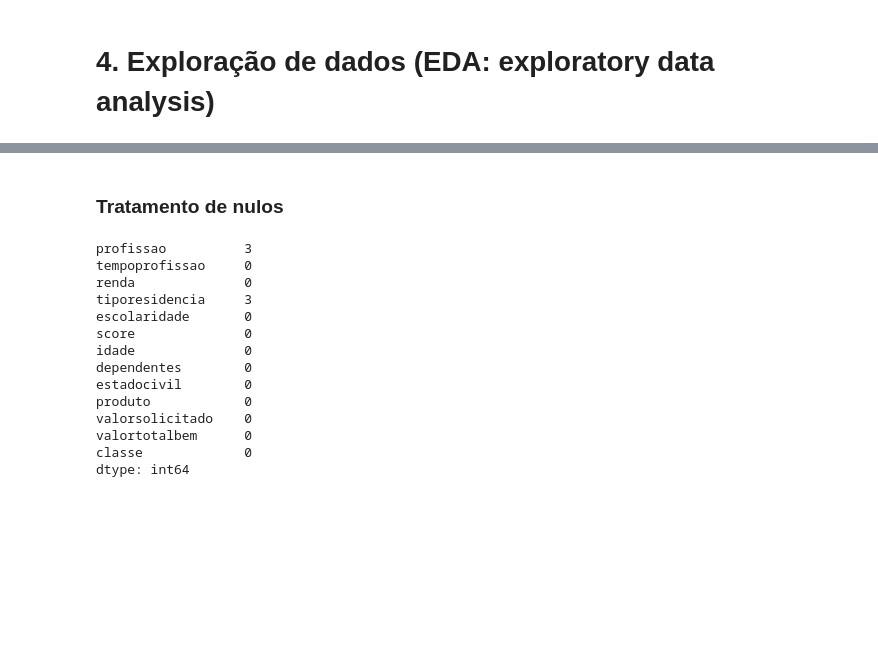
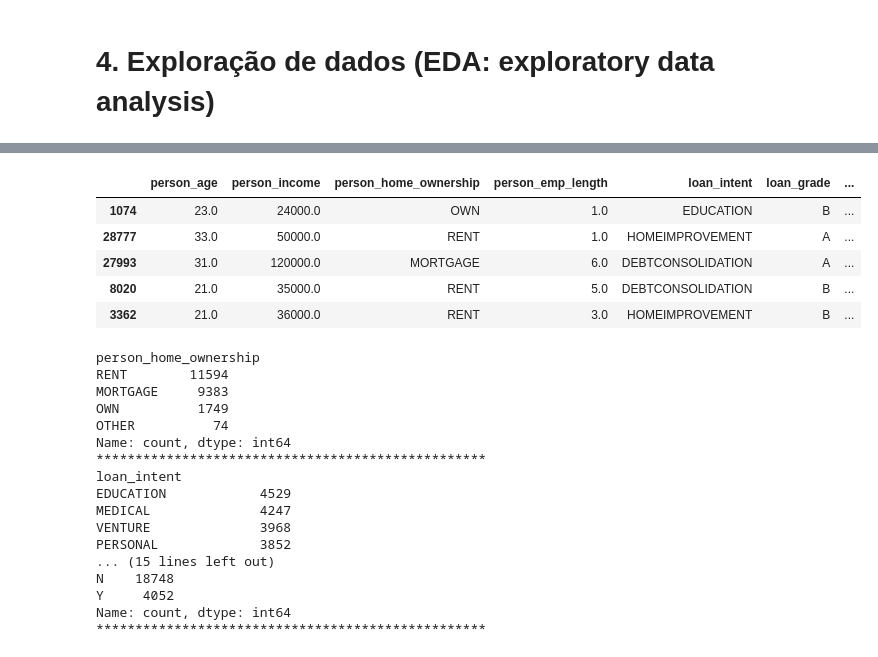
Before and after one commit to vvinicios/Machine-Learning-Consessao-de-Credito, a Jupyter notebook: 1-EDA.ipynb, the cells around one changed output, grey strips where cells are left out. Drawn from its saved outputs; the diff is of its cells as text; code cells hidden in the pictures; blank space fills up the shorter version.

```diff
--- a/1-EDA.ipynb
+++ b/1-EDA.ipynb
@@ -426,20 +323,0 @@ Name: dependentes, dtype: float64
-# %% [markdown]
-### Tratamento de nulos
-# %%
-nulos_por_coluna = df.isnull().sum()
-print(nulos_por_coluna)
-# %% [output]
-profissao          3
-tempoprofissao     0
-renda              0
-tiporesidencia     3
-escolaridade       0
-score              0
-idade              0
-dependentes        0
-estadocivil        0
-produto            0
-valorsolicitado    0
-valortotalbem      0
-classe             0
-dtype: int64
@@ -448,0 +324,33 @@ df['attrition_flag'] = df['attrition_flag'].map({'Attrited Customer': 1, 'Existi
+# %%
+# Juntar datasets de treino
+df_analise = pd.concat([X_train, y_train], axis=1)
+df_analise.head()
+# %% [output]
+|  | person_age | person_income | person_home_ownership | person_emp_length | loan_intent | loan_grade | ... |
+| 1074 | 23.0 | 24000.0 | OWN | 1.0 | EDUCATION | B | ... |
+| 28777 | 33.0 | 50000.0 | RENT | 1.0 | HOMEIMPROVEMENT | A | ... |
+| 27993 | 31.0 | 120000.0 | MORTGAGE | 6.0 | DEBTCONSOLIDATION | A | ... |
+| 8020 | 21.0 | 35000.0 | RENT | 5.0 | DEBTCONSOLIDATION | B | ... |
+| 3362 | 21.0 | 36000.0 | RENT | 3.0 | HOMEIMPROVEMENT | B | ... |
+# %%
+for i in df_analise.describe(include=["object"]).columns:
+    print(df_analise[i].value_counts())
+    print("*" * 50)
+# %% [output]
+person_home_ownership
+RENT        11594
+MORTGAGE     9383
+OWN          1749
+OTHER          74
+Name: count, dtype: int64
+**************************************************
+loan_intent
+EDUCATION            4529
+MEDICAL              4247
+VENTURE              3968
+PERSONAL             3852
+... (15 lines left out)
+N    18748
+Y     4052
+Name: count, dtype: int64
+**************************************************
```
Also changed, not shown: parts of 11 cells of this notebook, 1 other file.
